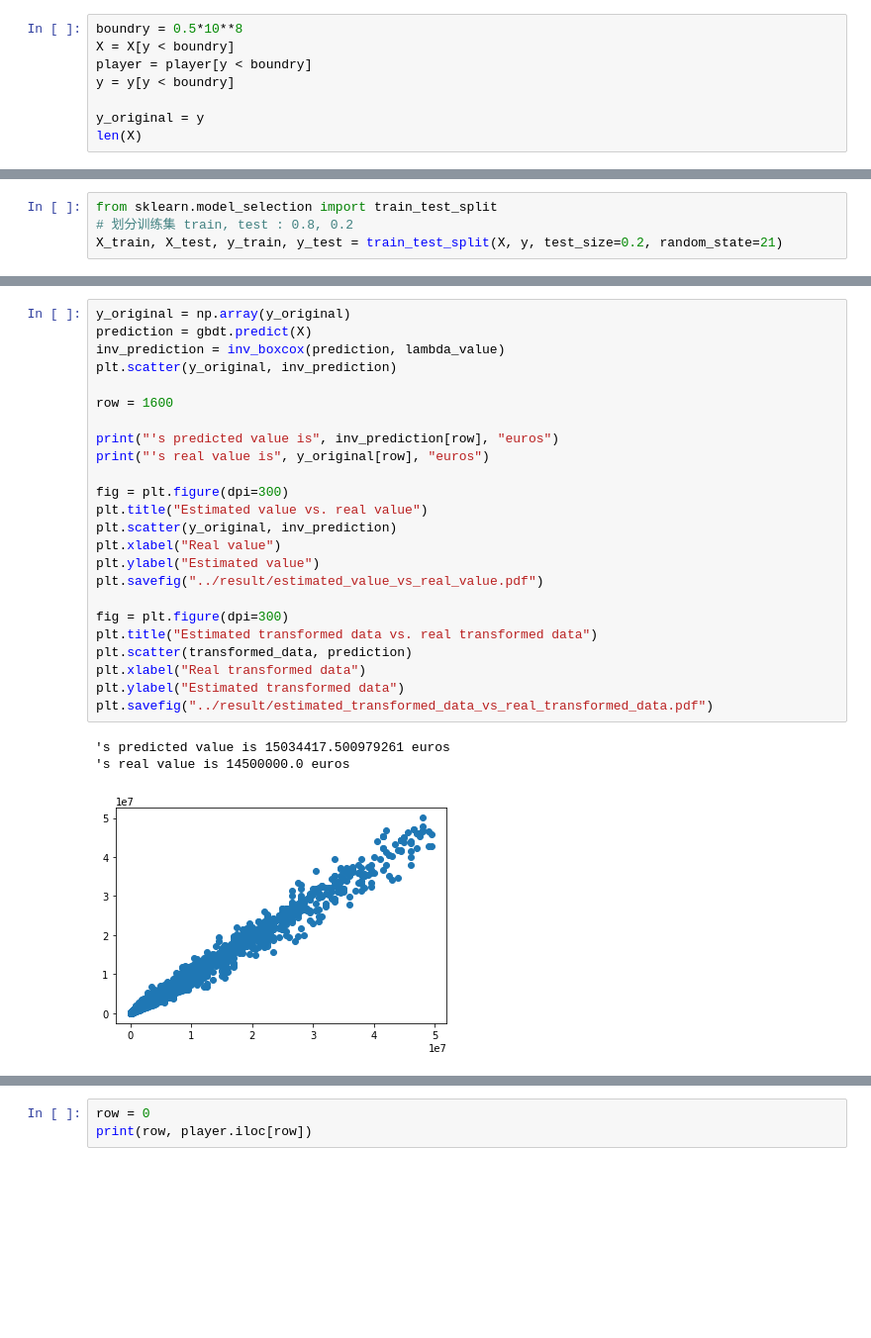
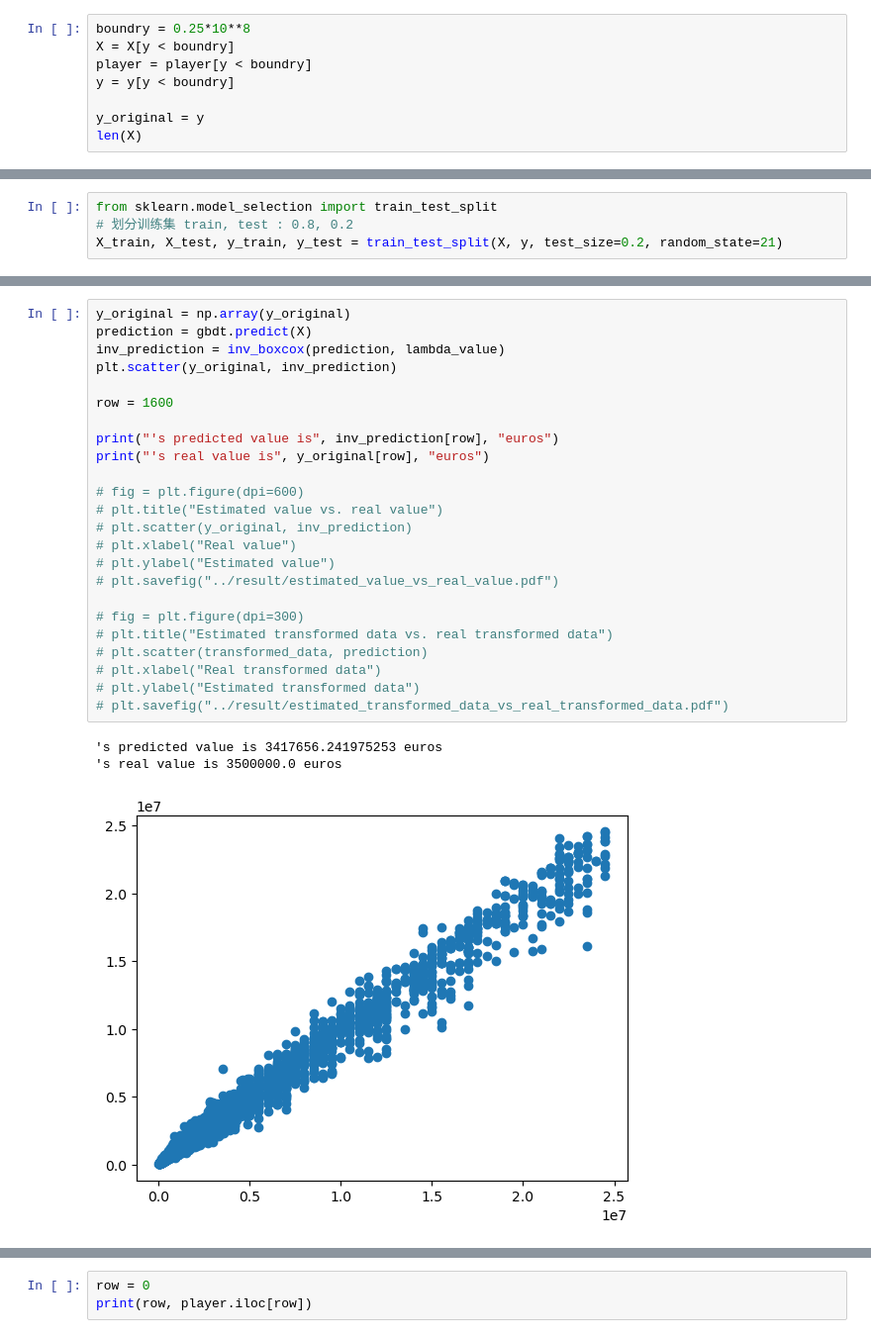
Before and after one commit to huang-chunyang/sofifa, a Jupyter notebook: dealdata/explain_local.ipynb, the cells around one changed output, grey strips where cells are left out. Shown at 99% size. Cells and saved outputs as stored; diff of their text form; blank space fills up the shorter version.

```diff
--- a/dealdata/explain_local.ipynb
+++ b/dealdata/explain_local.ipynb
@@ -21,7 +21,7 @@ x_list = ['Finishing', 'Short_Passing', 'Dribbling', 'Long_Passing',
 X = player[x_list]
 y = player["value"]
 # %%
-boundry = 0.5*10**8
+boundry = 0.25*10**8
 X = X[y < boundry]
 player = player[y < boundry]
 y = y[y < boundry]
@@ -72,28 +69,28 @@ plt.scatter(y, gbdt.predict(X))
 # %%
 y_original = np.array(y_original)
 prediction = gbdt.predict(X)
 inv_prediction = inv_boxcox(prediction, lambda_value)
 plt.scatter(y_original, inv_prediction)
 
 row = 1600
 
 print("'s predicted value is", inv_prediction[row], "euros")
 print("'s real value is", y_original[row], "euros")
 
-fig = plt.figure(dpi=300)
-plt.title("Estimated value vs. real value")
-plt.scatter(y_original, inv_prediction)
-plt.xlabel("Real value")
-plt.ylabel("Estimated value")
-plt.savefig("../result/estimated_value_vs_real_value.pdf")
+# fig = plt.figure(dpi=600)
+# plt.title("Estimated value vs. real value")
+# plt.scatter(y_original, inv_prediction)
+# plt.xlabel("Real value")
+# plt.ylabel("Estimated value")
+# plt.savefig("../result/estimated_value_vs_real_value.pdf")
 
-fig = plt.figure(dpi=300)
-plt.title("Estimated transformed data vs. real transformed data")
-plt.scatter(transformed_data, prediction)
-plt.xlabel("Real transformed data")
-plt.ylabel("Estimated transformed data")
-plt.savefig("../result/estimated_transformed_data_vs_real_transformed_data.pdf")
+# fig = plt.figure(dpi=300)
+# plt.title("Estimated transformed data vs. real transformed data")
+# plt.scatter(transformed_data, prediction)
+# plt.xlabel("Real transformed data")
+# plt.ylabel("Estimated transformed data")
+# plt.savefig("../result/estimated_transformed_data_vs_real_transformed_data.pdf")
 # %% [output]
-'s predicted value is 15034417.500979261 euros
-'s real value is 14500000.0 euros
+'s predicted value is 3417656.241975253 euros
+'s real value is 3500000.0 euros
-[figure, old version]
+[figure, new version]
```
Also changed, not shown: parts of 7 cells of this notebook, 5 other files.
